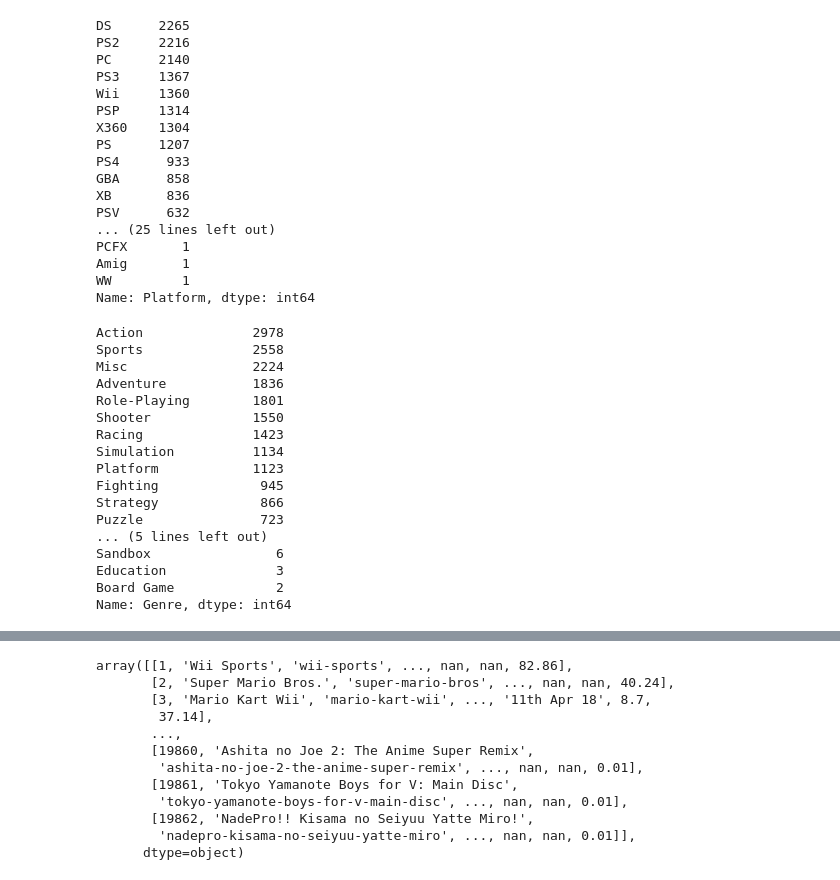
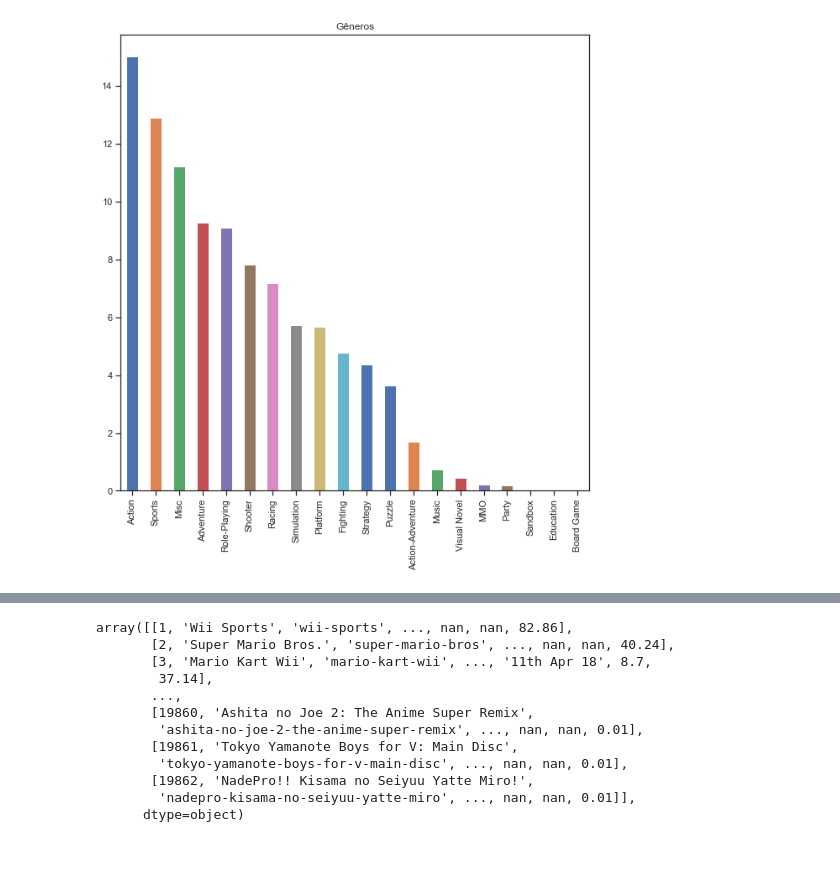
Before and after one commit to fernandocfbf/game-market-analysis-using-ml, a Jupyter notebook: P3 - Ciedados.ipynb, the cells around one changed output, grey strips where cells are left out. Saved outputs shown, nothing was run; the diff lists cells and outputs as text; code cells hidden in the pictures; blank space fills up the shorter version.

```diff
--- a/P3 - Ciedados.ipynb
+++ b/P3 - Ciedados.ipynb
@@ -61,0 +57,6 @@ dados
+# %%
+generos = dados.Genre.value_counts(True)*100
+generos
+plot = generos.plot(kind="bar",title="Gêneros",figsize = (10,10))
+# %% [output]
+[figure, added]
@@ -65,43 +69,3 @@ dados.ESRB_Rating = dados.ESRB_Rating.astype('category')
 dados.Platform = dados.Platform.astype('category')
 dados.Publisher = dados.Publisher.astype('category')
 dados.Developer = dados.Developer.astype('category')
-# %%
-dados.Platform.value_counts()
-# %% [output]
-DS      2265
-PS2     2216
-PC      2140
-PS3     1367
-Wii     1360
-PSP     1314
-X360    1304
-PS      1207
-PS4      933
-GBA      858
-XB       836
-PSV      632
-... (25 lines left out)
-PCFX       1
-Amig       1
-WW         1
-Name: Platform, dtype: int64
-# %%
-dados.Genre.value_counts()
-# %% [output]
-Action              2978
-Sports              2558
-Misc                2224
-Adventure           1836
-Role-Playing        1801
-Shooter             1550
-Racing              1423
-Simulation          1134
-Platform            1123
-Fighting             945
-Strategy             866
-Puzzle               723
-... (5 lines left out)
-Sandbox                6
-Education              3
-Board Game             2
-Name: Genre, dtype: int64
```
Also changed, not shown: parts of 18 cells of this notebook.
